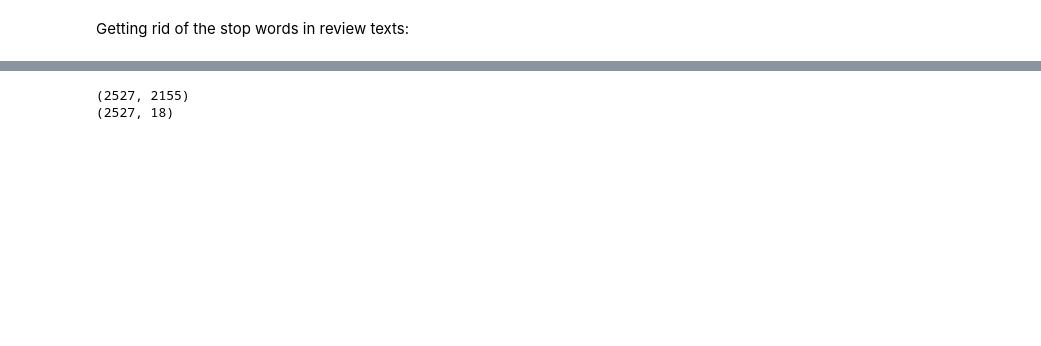
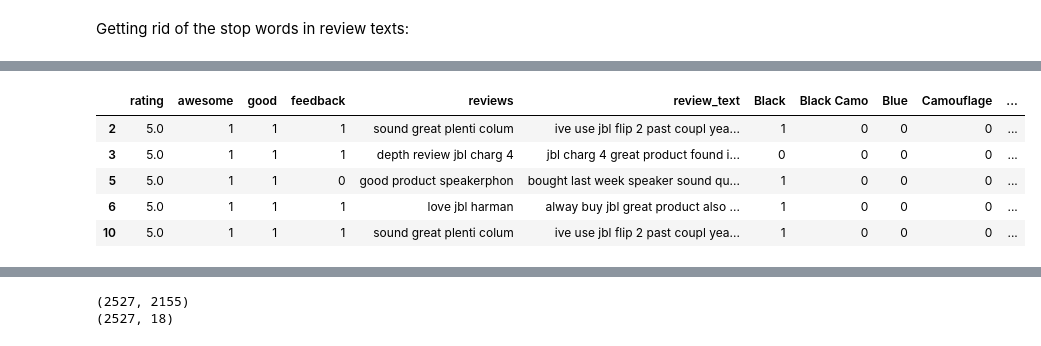
Before and after one commit to kavehamini/Amazon-Review-Analysis-JBL-Charge-4-Speaker-Sentiment-Analysis-NLP, a Jupyter notebook: Machine Learning-NLP-Sentiment Analysis of Amazon reviews for JBL Speaker.ipynb, the cells around one changed output, grey strips where cells are left out. Drawn from its saved outputs; the diff is of its cells as text; code cells hidden in the pictures; blank space fills up the shorter version.

```diff
--- a/Machine Learning-NLP-Sentiment Analysis of Amazon reviews for JBL Speaker.ipynb
+++ b/Machine Learning-NLP-Sentiment Analysis of Amazon reviews for JBL Speaker.ipynb
@@ -257,3 +279,24 @@ final.head()
 | 2 | 5.0 | 1 | 1 | 1 | sound great plenti colum | ive use jbl flip 2 past coupl yea... | 1 | 0 | 0 | 0 | ... |
 | 3 | 5.0 | 1 | 1 | 1 | depth review jbl charg 4 | jbl charg 4 great product found i... | 0 | 0 | 0 | 0 | ... |
 | 4 | 4.0 | 0 | 1 | 1 | awesom sound well see long last | great build qualitygreat sounddo ... | 0 | 0 | 0 | 0 | ... |
+# %%
+from sklearn.utils import resample
+data_majority = crtfb[crtfb.rating == 5]
+data_minority = crtfb[crtfb.rating == 1]
+data_minority_upsampled = resample(data_minority,
+                                   replace=True,n_samples=2500,random_state=123)
+data_upsampled = pd.concat([data_majority, data_minority_upsampled])
+ratingfinal = pd.concat([data_upsampled,
+                   pd.get_dummies(data_upsampled['color'],sparse=True)], axis=1)
+
+ratingfinal.shape
+
+ratingfinal.drop(['color'], axis=1, inplace=True)
+ratingfinal.head()
+# %% [output]
+|  | rating | awesome | good | feedback | reviews | review_text | Black | Black Camo | Blue | Camouflage | ... |
+| 2 | 5.0 | 1 | 1 | 1 | sound great plenti colum | ive use jbl flip 2 past coupl yea... | 1 | 0 | 0 | 0 | ... |
+| 3 | 5.0 | 1 | 1 | 1 | depth review jbl charg 4 | jbl charg 4 great product found i... | 0 | 0 | 0 | 0 | ... |
+| 5 | 5.0 | 1 | 1 | 0 | good product speakerphon | bought last week speaker sound qu... | 1 | 0 | 0 | 0 | ... |
+| 6 | 5.0 | 1 | 1 | 1 | love jbl harman | alway buy jbl great product also ... | 1 | 0 | 0 | 0 | ... |
+| 10 | 5.0 | 1 | 1 | 1 | sound great plenti colum | ive use jbl flip 2 past coupl yea... | 1 | 0 | 0 | 0 | ... |
```
Also changed, not shown: parts of 25 cells of this notebook.
